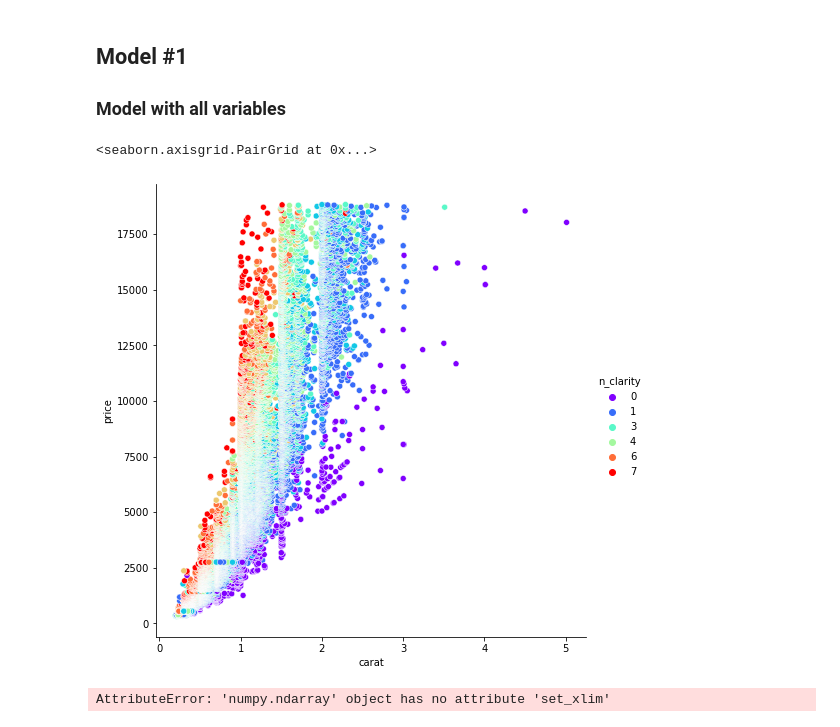
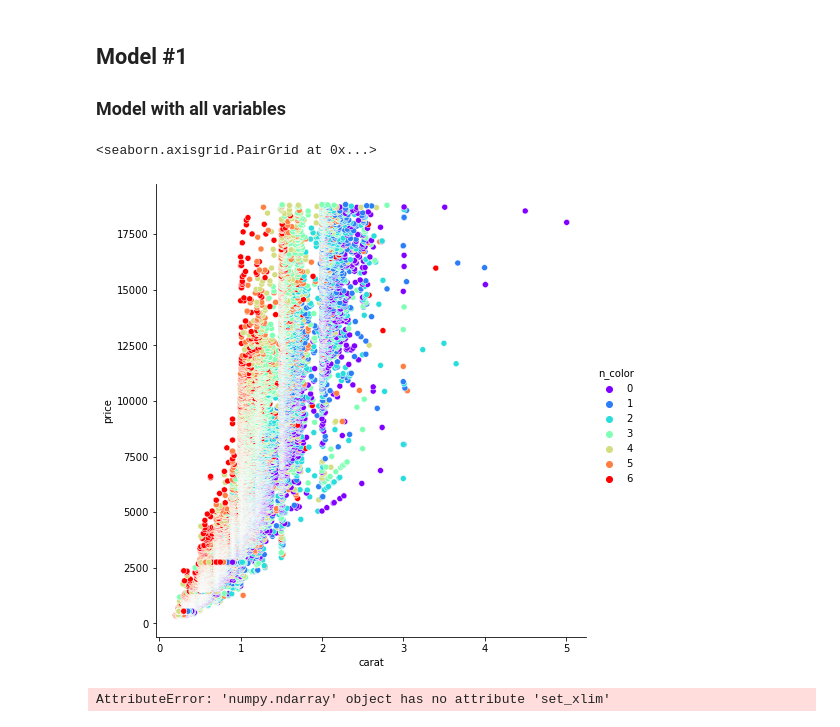
Before and after one commit to pedrolaender/03.Ironhack_Diamonds, a Jupyter notebook: diamonds.ipynb, the cells around one changed output. Cells and saved outputs as stored; diff of their text form; code cells hidden in the pictures.

Commit message:
images

```diff
--- a/diamonds.ipynb
+++ b/diamonds.ipynb
@@ -85,10 +184,10 @@ np.sqrt(mean_squared_error(y, y_pred))
 r2_score(y, y_pred)
 model.score(x, y)
 # %%
-sns.pairplot(diamonds,y_vars='price', x_vars ='carat', hue = 'n_clarity',palette = 'rainbow',height = 7)
+sns.pairplot(diamonds,y_vars='price', x_vars ='carat', hue = 'n_color',palette = 'rainbow',height = 7)
 # %% [output]
 <seaborn.axisgrid.PairGrid at 0x...>
-[figure, old version]
+[figure, new version]
 # %%
 fig, axes = plt.subplots(2, 2, figsize = (12, 8));
 axes.set_xlim(0,5)
```
Also changed, not shown: parts of 11 cells of this notebook, 8 other files.
